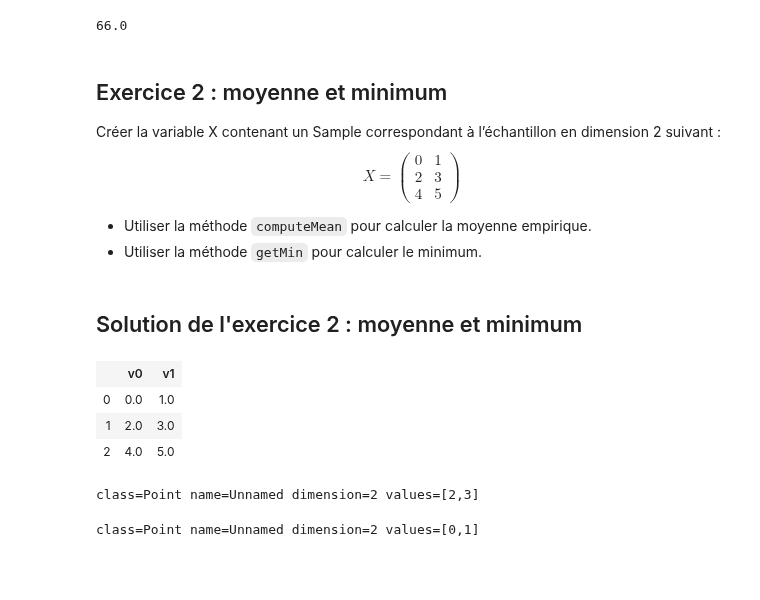
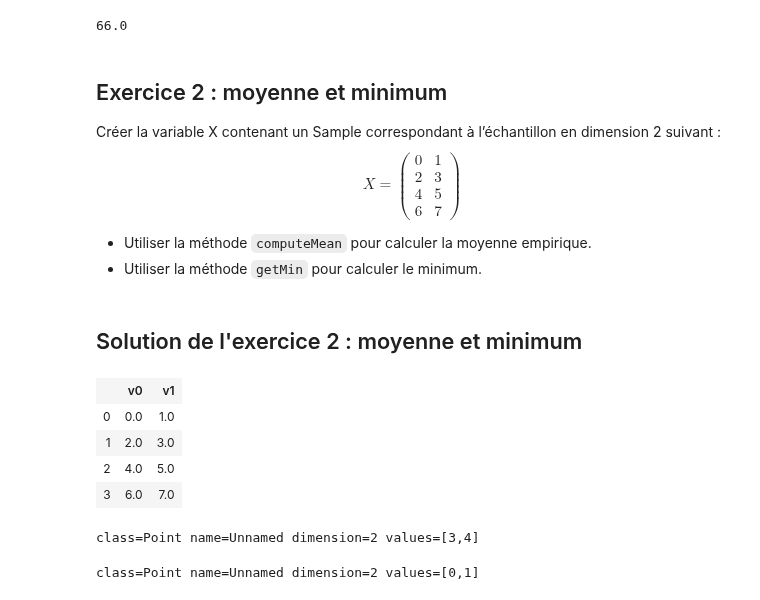
Before and after one commit to mbaudin47/otsupgalilee-eleve, a Jupyter notebook: 1-Intro-OT/Solutions/Point-Sample-Solution.ipynb, the cells around one changed output. Saved outputs shown, nothing was run; the diff lists cells and outputs as text; code cells hidden in the pictures; blank space fills up the shorter version.

```diff
--- a/1-Intro-OT/Solutions/Point-Sample-Solution.ipynb
+++ b/1-Intro-OT/Solutions/Point-Sample-Solution.ipynb
@@ -39,7 +39,8 @@ X=
 \begin{pmatrix}
 0 & 1 \\
 2 & 3 \\
-4 & 5
+4 & 5 \\
+6 & 7
 \end{pmatrix}
 $$
 * Utiliser la méthode `computeMean` pour calculer la moyenne empirique.
@@ -47,17 +48,18 @@ $$
 # %% [markdown]
 ## Solution de l'exercice 2 : moyenne et minimum
 # %%
-x = ot.Sample(range(6),2)
+x = ot.Sample(range(8),2)
 x
 # %% [output]
 |  | v0 | v1 |
 | 0 | 0.0 | 1.0 |
 | 1 | 2.0 | 3.0 |
 | 2 | 4.0 | 5.0 |
+| 3 | 6.0 | 7.0 |
 # %%
 x.computeMean()
 # %% [output]
-class=Point name=Unnamed dimension=2 values=[2,3]
+class=Point name=Unnamed dimension=2 values=[3,4]
 # %%
 x.getMin()
 # %% [output]
```
Also changed, not shown: 3 other files.
